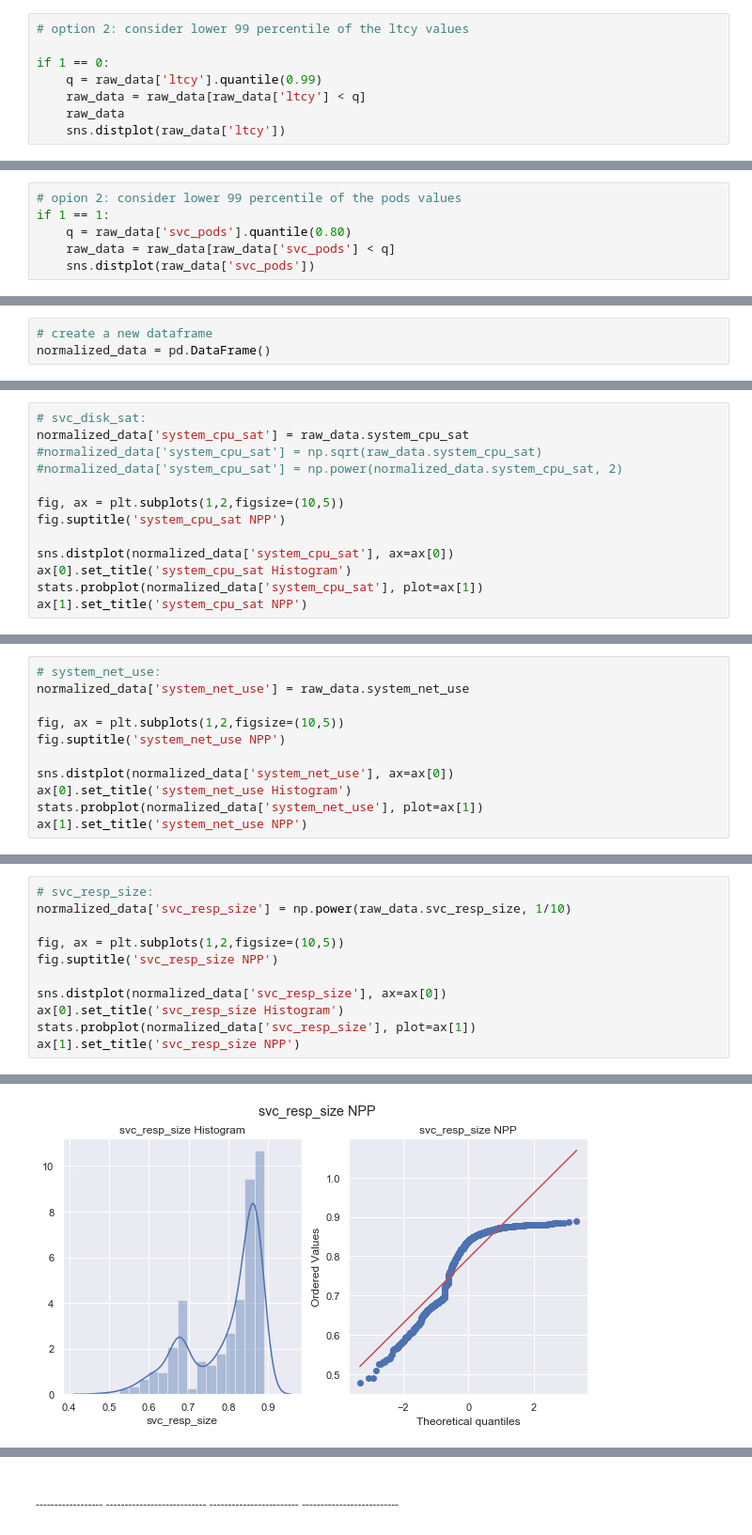
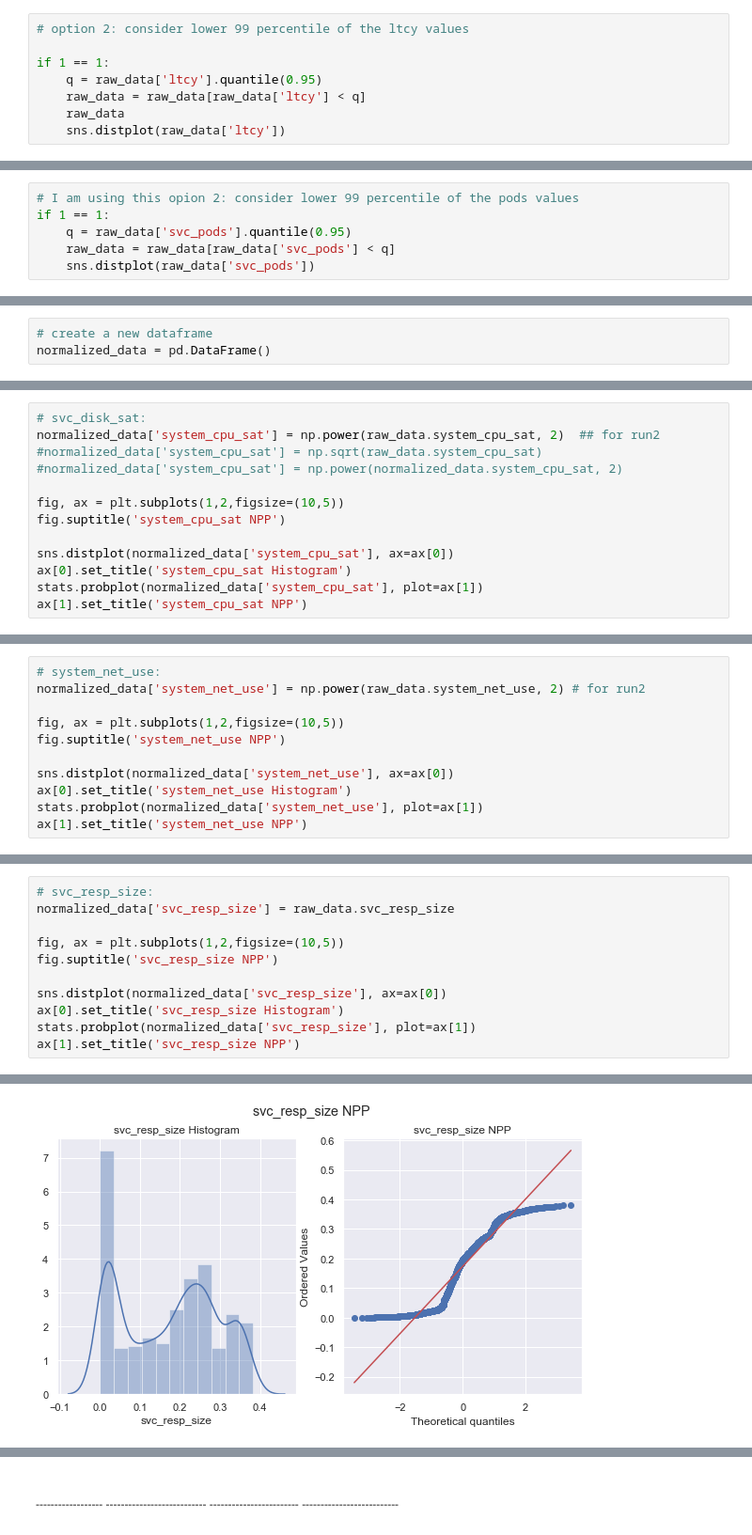
Before and after one commit to Haybu/infs890-spring2020-latency-prediction, a Jupyter notebook: analysis/infs890-s2020-data-preparation.ipynb, the cells around one changed output, grey strips where cells are left out. Shown at 94% size. Drawn from its saved outputs; the diff is of its cells as text.

```diff
--- a/analysis/infs890-s2020-data-preparation.ipynb
+++ b/analysis/infs890-s2020-data-preparation.ipynb
@@ -172,8 +173,8 @@ if 1 == 1:
 # %%
 # option 2: consider lower 99 percentile of the ltcy values
 
-if 1 == 0:
-    q = raw_data['ltcy'].quantile(0.99)
+if 1 == 1:
+    q = raw_data['ltcy'].quantile(0.95)
     raw_data = raw_data[raw_data['ltcy'] < q]
     raw_data
     sns.distplot(raw_data['ltcy'])
@@ -204,9 +207,9 @@ if 1 == 0:
     raw_data = raw_data[raw_data['scaled_svc_pods'] < 4]
     sns.distplot(raw_data['svc_pods'])
 # %%
-# opion 2: consider lower 99 percentile of the pods values
+# I am using this opion 2: consider lower 99 percentile of the pods values
 if 1 == 1:
-    q = raw_data['svc_pods'].quantile(0.80)
+    q = raw_data['svc_pods'].quantile(0.95)
     raw_data = raw_data[raw_data['svc_pods'] < q]
     sns.distplot(raw_data['svc_pods'])
 # %% [output]
@@ -395,6 +398,6 @@ Text(0.5, 1.0, 'system_cpu_use NPP')
 # %%
 # svc_disk_sat:
-normalized_data['system_cpu_sat'] = raw_data.system_cpu_sat
+normalized_data['system_cpu_sat'] = np.power(raw_data.system_cpu_sat, 2)  ## for run2
 #normalized_data['system_cpu_sat'] = np.sqrt(raw_data.system_cpu_sat)
 #normalized_data['system_cpu_sat'] = np.power(normalized_data.system_cpu_sat, 2)
 
@@ -411,6 +414,6 @@ Text(0.5, 1.0, 'system_cpu_sat NPP')
 # %%
 # system_net_use:
-normalized_data['system_net_use'] = raw_data.system_net_use
+normalized_data['system_net_use'] = np.power(raw_data.system_net_use, 2) # for run2
 
 fig, ax = plt.subplots(1,2,figsize=(10,5))
 fig.suptitle('system_net_use NPP')
@@ -439,16 +442,16 @@ Text(0.5, 1.0, 'svc_req_size NPP')
 # %%
 # svc_resp_size:
-normalized_data['svc_resp_size'] = np.power(raw_data.svc_resp_size, 1/10)
+normalized_data['svc_resp_size'] = raw_data.svc_resp_size
 
 fig, ax = plt.subplots(1,2,figsize=(10,5))
 fig.suptitle('svc_resp_size NPP')
 
 sns.distplot(normalized_data['svc_resp_size'], ax=ax[0])
 ax[0].set_title('svc_resp_size Histogram')
 stats.probplot(normalized_data['svc_resp_size'], plot=ax[1])
 ax[1].set_title('svc_resp_size NPP')
 # %% [output]
 Text(0.5, 1.0, 'svc_resp_size NPP')
-[figure, old version]
+[figure, new version]
 # %%
 # svc_pods:
```
Also changed, not shown: parts of 58 cells of this notebook, 21 other files.
